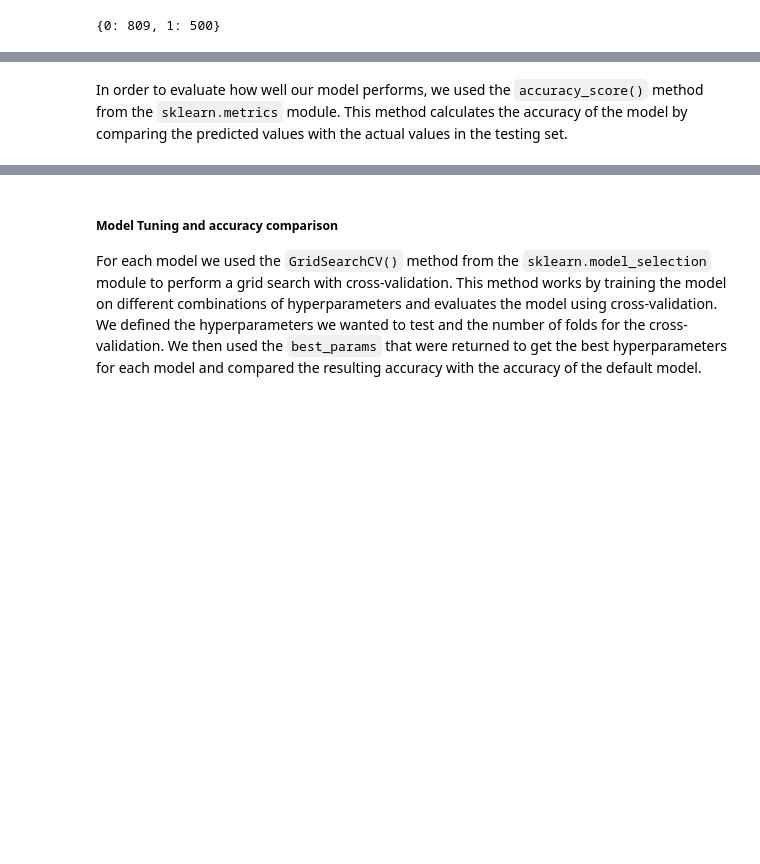
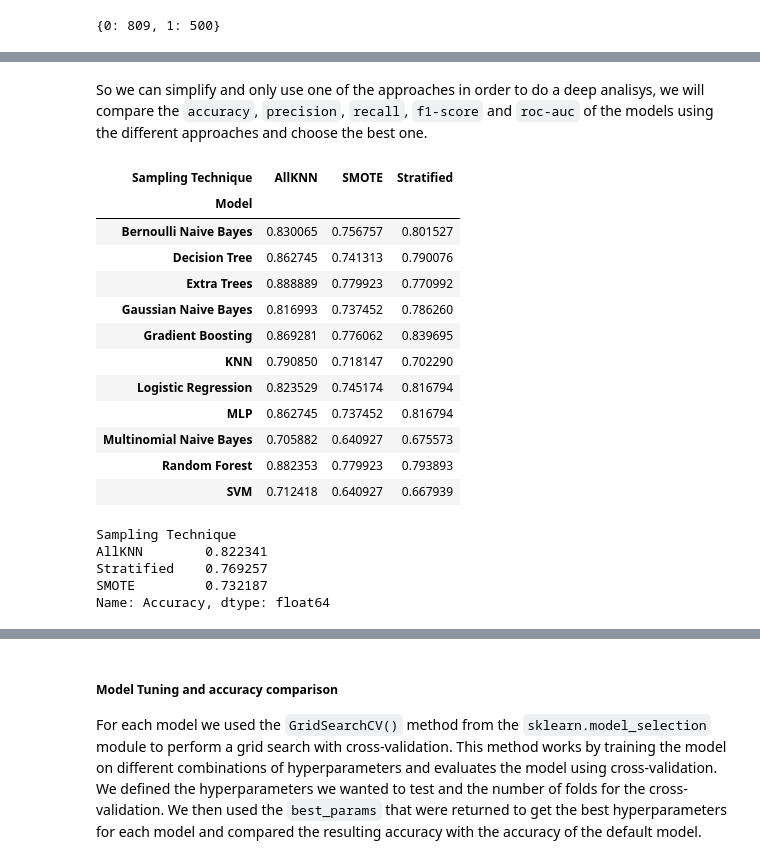
Before and after one commit to antoniooazevedo/titanic-dataset-analysis, a Jupyter notebook: analysis.ipynb, the cells around one changed output, grey strips where cells are left out. Saved outputs shown, nothing was run; the diff lists cells and outputs as text; code cells hidden in the pictures; blank space fills up the shorter version.

```diff
--- a/analysis.ipynb
+++ b/analysis.ipynb
@@ -244,2 +238,0 @@ X_train, X_test, y_train, y_test = train_test_split(X, y, test_size=0.2, random_
-# %% [markdown]
-In order to evaluate how well our model performs, we used the `accuracy_score()` method from the `sklearn.metrics` module. This method calculates the accuracy of the model by comparing the predicted values with the actual values in the testing set.
@@ -245,0 +252,72 @@ In order to evaluate how well our model performs, we used the `accuracy_score()`
+# %% [markdown]
+So we can simplify and only use one of the approaches in order to do a deep analisys, we will compare the `accuracy`, `precision`, `recall`, `f1-score` and `roc-auc` of the models using the different approaches and choose the best one.
+# %%
+models = [
+    ('Logistic Regression', LogisticRegression(max_iter=1000)),
+    ('Decision Tree', DecisionTreeClassifier()),
+    ('Random Forest', RandomForestClassifier()),
+    ('Extra Trees', ExtraTreesClassifier()),
+    ('MLP', MLPClassifier(random_state=42, max_iter=1000)),
+    ('KNN', KNeighborsClassifier()),
+    ('SVM', SVC()),
+    ('Gaussian Naive Bayes', GaussianNB()),
+    ('Multinomial Naive Bayes', MultinomialNB()),
+    ('Bernoulli Naive Bayes', BernoulliNB()),
+    ('Gradient Boosting', GradientBoostingClassifier())
+]
+
+# Define the sampling techniques
+sampling_techniques = {
+    'Stratified': (X_train, X_test, y_train, y_test),
+    'SMOTE': (X_trainSmote, X_testSmote, y_trainSmote, y_testSmote),
+    'AllKNN': (X_trainAllKNN, X_testAllKNN, y_trainAllKNN, y_testAllKNN)
+}
+
+# Store the results
+results = []
+
+# For each sampling technique
+for sampling_name, (X_train, X_test, y_train, y_test) in sampling_techniques.items():
+    # For each model
+    for model_name, model in models:
+        # Train the model
+        model.fit(X_train, y_train)
+        # Make predictions
+        y_pred = model.predict(X_test)
+        # Calculate the accuracy
+        accuracy = accuracy_score(y_test, y_pred)
+        # Store the results
+        results.append((sampling_name, model_name, accuracy))
+
+# Convert the results to a DataFrame
+results_df = pd.DataFrame(results, columns=['Sampling Technique', 'Model', 'Accuracy'])
+
+pivot_df = results_df.pivot(index='Model', columns='Sampling Technique', values='Accuracy')
+
+# Display the pivoted DataFrame
+display(pivot_df)
+
+# Calculate the mean accuracy for each sampling technique
+mean_accuracy = results_df.groupby('Sampling Technique')['Accuracy'].mean()
+
+# Display the mean accuracy
+display(mean_accuracy.sort_values(ascending=False))
+# %% [output]
+| Sampling Technique | AllKNN | SMOTE | Stratified |
+| Model |  |  |  |
+| Bernoulli Naive Bayes | 0.830065 | 0.756757 | 0.801527 |
+| Decision Tree | 0.862745 | 0.741313 | 0.790076 |
+| Extra Trees | 0.888889 | 0.779923 | 0.770992 |
+| Gaussian Naive Bayes | 0.816993 | 0.737452 | 0.786260 |
+| Gradient Boosting | 0.869281 | 0.776062 | 0.839695 |
+| KNN | 0.790850 | 0.718147 | 0.702290 |
+| Logistic Regression | 0.823529 | 0.745174 | 0.816794 |
+| MLP | 0.862745 | 0.737452 | 0.816794 |
+| Multinomial Naive Bayes | 0.705882 | 0.640927 | 0.675573 |
+| Random Forest | 0.882353 | 0.779923 | 0.793893 |
+| SVM | 0.712418 | 0.640927 | 0.667939 |
+Sampling Technique
+AllKNN        0.822341
+Stratified    0.769257
+SMOTE         0.732187
+Name: Accuracy, dtype: float64
```
Also changed, not shown: parts of 26 cells of this notebook.
